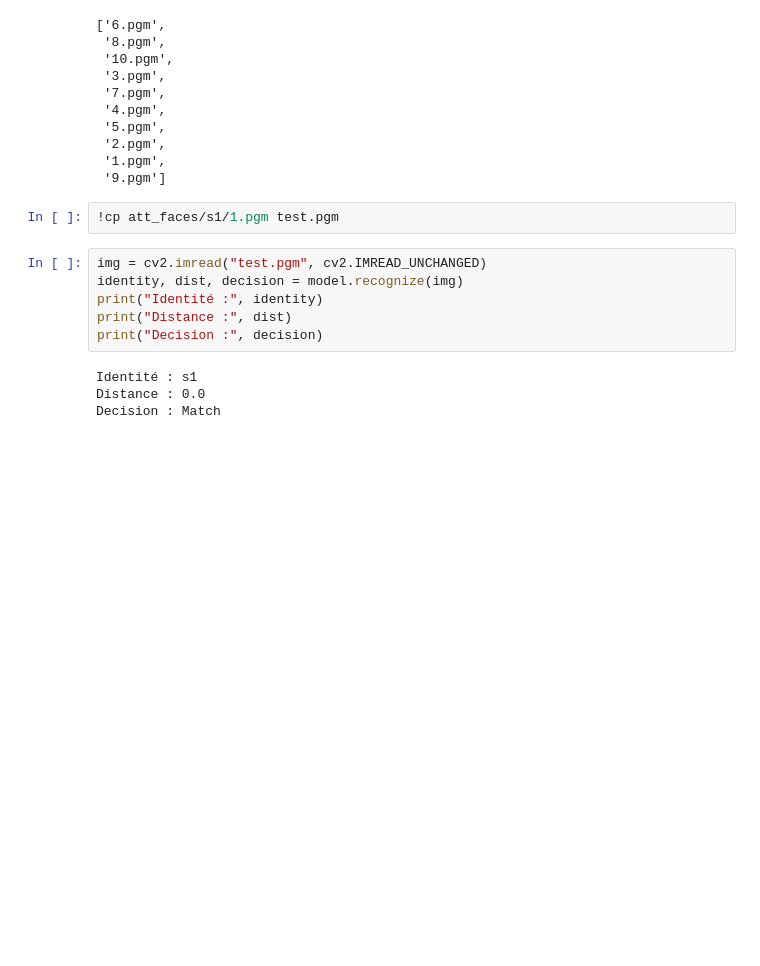
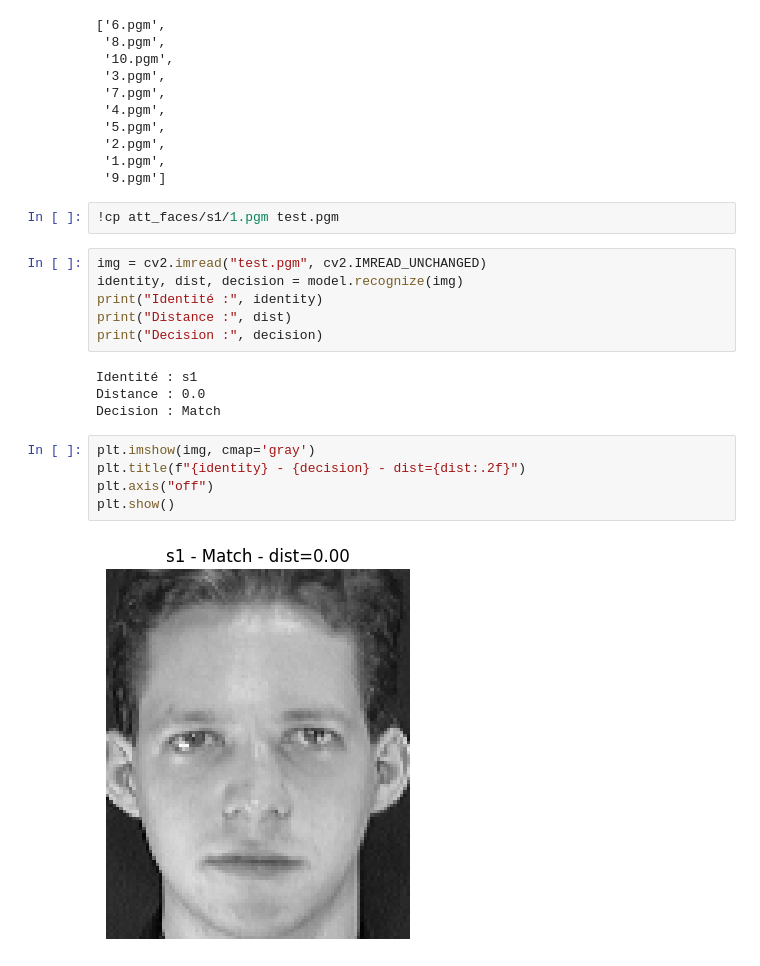
Before and after one commit to montaha335/ExamTPF_montaha_benmed, a Jupyter notebook: TP04_PCA.ipynb, the cells around one changed output. Saved outputs shown, nothing was run; the diff lists cells and outputs as text; blank space fills up the shorter version.

```diff
--- a/TP04_PCA.ipynb
+++ b/TP04_PCA.ipynb
@@ -170,3 +170,10 @@ print("Decision :", decision)
 Identité : s1
 Distance : 0.0
 Decision : Match
+# %%
+plt.imshow(img, cmap='gray')
+plt.title(f"{identity} - {decision} - dist={dist:.2f}")
+plt.axis("off")
+plt.show()
+# %% [output]
+[figure, added]
```
Also changed, not shown: parts of 3 cells of this notebook.
